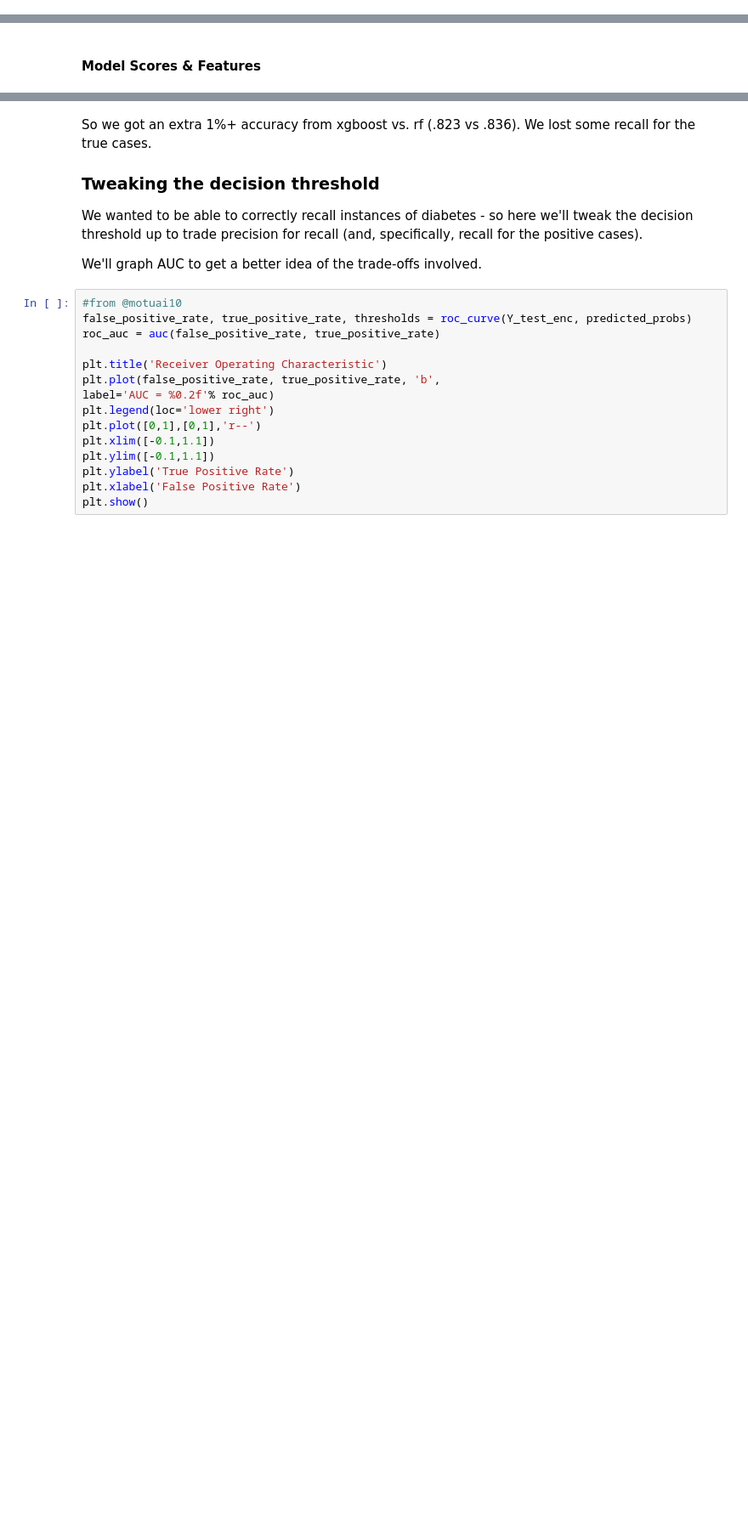
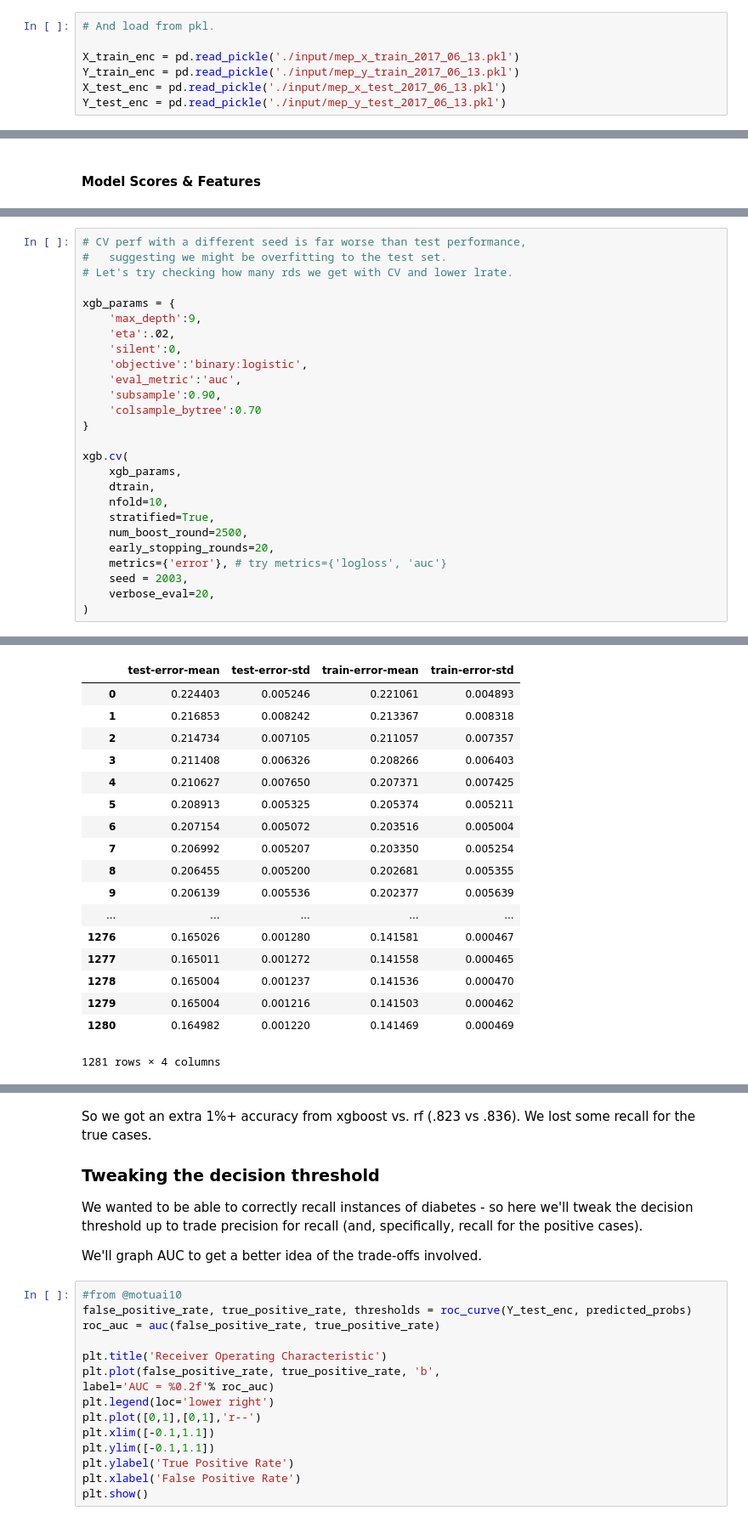
Before and after one commit to No-Stream/meps_analysis, a Jupyter notebook: MEPS_analysis.ipynb, the cells around one changed output, grey strips where cells are left out. Shown at 85% size. Cells and saved outputs as stored; diff of their text form; blank space fills up the shorter version.

```diff
--- a/MEPS_analysis.ipynb
+++ b/MEPS_analysis.ipynb
@@ -958,3 +1403,10 @@ By weighting our classes inverse to their frequency, we marginally improved perf
+# %%
+# And load from pkl.
+
+X_train_enc = pd.read_pickle('./input/mep_x_train_2017_06_13.pkl')
+Y_train_enc = pd.read_pickle('./input/mep_y_train_2017_06_13.pkl')
+X_test_enc = pd.read_pickle('./input/mep_x_test_2017_06_13.pkl')
+Y_test_enc = pd.read_pickle('./input/mep_y_test_2017_06_13.pkl')
 # %% [markdown]
 #### Cross-Validation
 
@@ -1163,0 +1604,27 @@ XGBClassifier(base_score=0.5, colsample_bylevel=1, colsample_bytree=0.7,
+# %%
+# CV perf with a different seed is far worse than test performance,
+#   suggesting we might be overfitting to the test set.
+# Let's try checking how many rds we get with CV and lower lrate.
+
+xgb_params = {
+    'max_depth':9,
+    'eta':.02,
+    'silent':0,
+    'objective':'binary:logistic',
+    'eval_metric':'auc',
+    'subsample':0.90,
+    'colsample_bytree':0.70
+}
+
+xgb.cv(
+    xgb_params,
+    dtrain,
+    nfold=10,
+    stratified=True,
+    num_boost_round=2500,
+    early_stopping_rounds=20,
+    metrics={'error'}, # try metrics={'logloss', 'auc'}
+    seed = 2003,
+    verbose_eval=20,
+)
+# %% [output]
@@ -1163,0 +1648,18 @@ XGBClassifier(base_score=0.5, colsample_bylevel=1, colsample_bytree=0.7,
+|  | test-error-mean | test-error-std | train-error-mean | train-error-std |
+| 0 | 0.224403 | 0.005246 | 0.221061 | 0.004893 |
+| 1 | 0.216853 | 0.008242 | 0.213367 | 0.008318 |
+| 2 | 0.214734 | 0.007105 | 0.211057 | 0.007357 |
+| 3 | 0.211408 | 0.006326 | 0.208266 | 0.006403 |
+| 4 | 0.210627 | 0.007650 | 0.207371 | 0.007425 |
+| 5 | 0.208913 | 0.005325 | 0.205374 | 0.005211 |
+| 6 | 0.207154 | 0.005072 | 0.203516 | 0.005004 |
+| 7 | 0.206992 | 0.005207 | 0.203350 | 0.005254 |
+| 8 | 0.206455 | 0.005200 | 0.202681 | 0.005355 |
+| 9 | 0.206139 | 0.005536 | 0.202377 | 0.005639 |
+| ... | ... | ... | ... | ... |
+| 1276 | 0.165026 | 0.001280 | 0.141581 | 0.000467 |
+| 1277 | 0.165011 | 0.001272 | 0.141558 | 0.000465 |
+| 1278 | 0.165004 | 0.001237 | 0.141536 | 0.000470 |
+| 1279 | 0.165004 | 0.001216 | 0.141503 | 0.000462 |
+| 1280 | 0.164982 | 0.001220 | 0.141469 | 0.000469 |
+1281 rows × 4 columns
```
Also changed, not shown: parts of 84 cells of this notebook, 1 other file.
